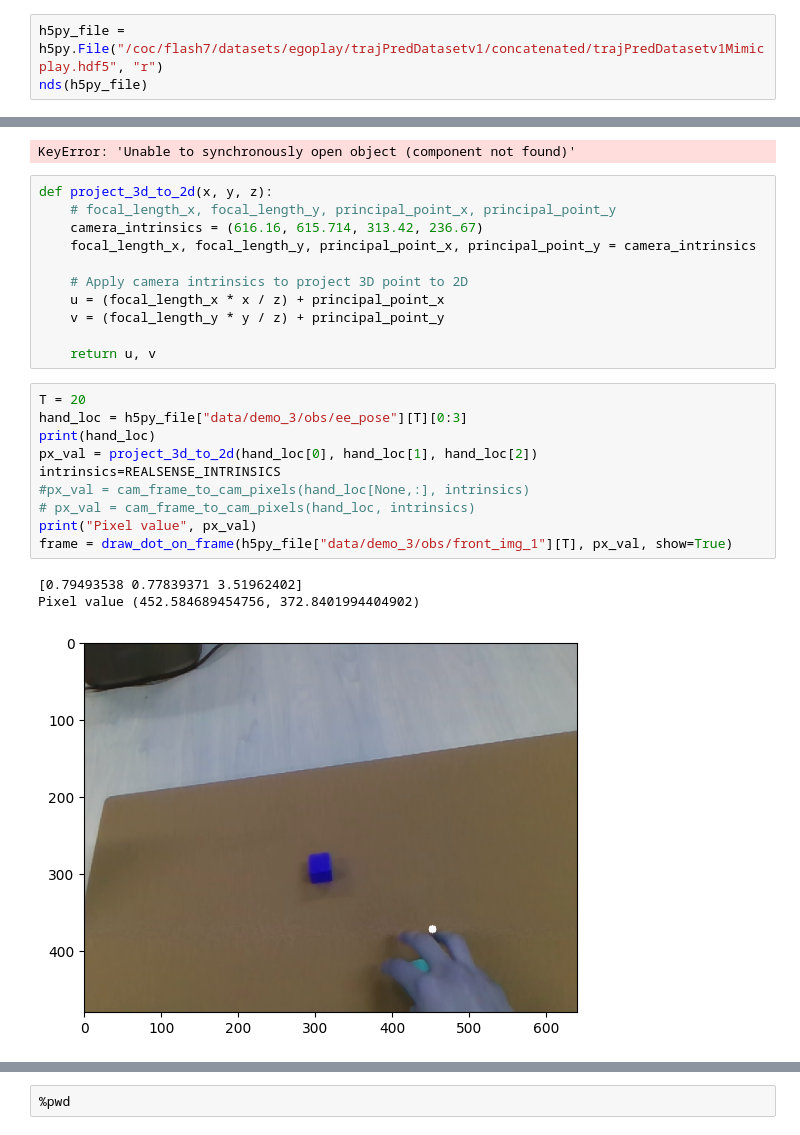
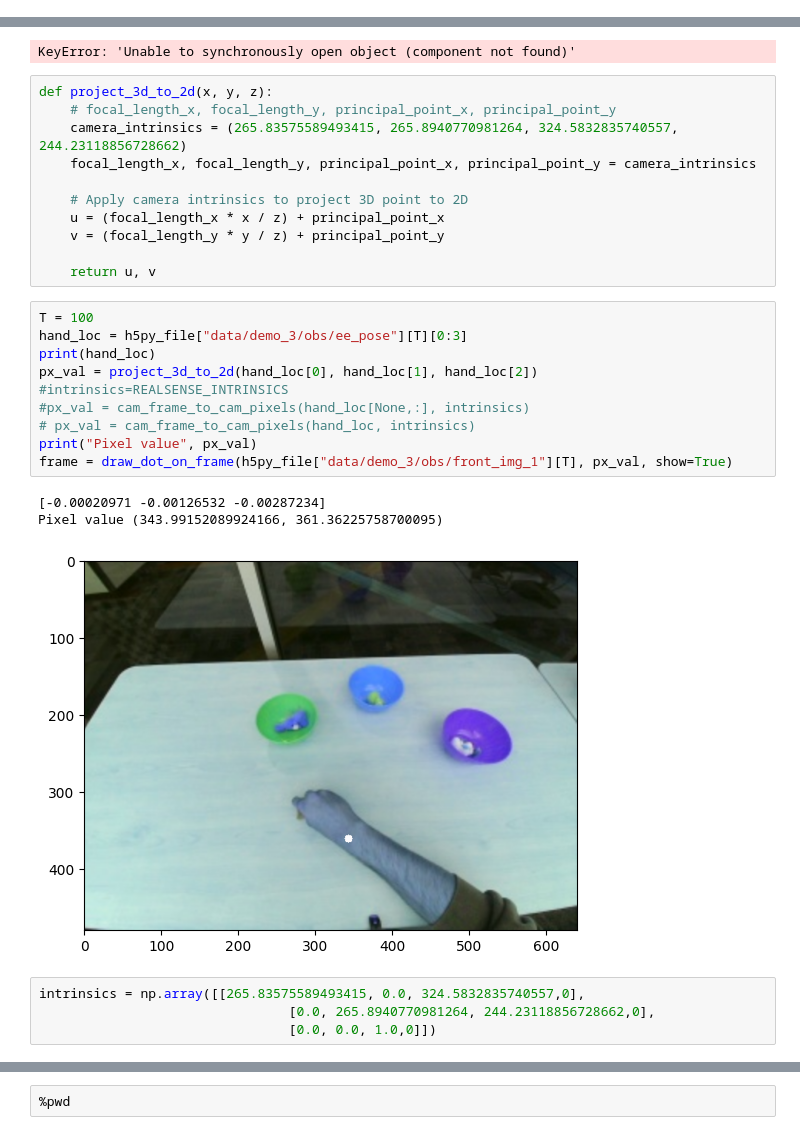
Before and after one commit to swati-gupta-tri-global/EgoMimic, a Jupyter notebook: mimicplay/scripts/aloha_process/VRV1.ipynb, the cells around one changed output, grey strips where cells are left out. Cells and saved outputs as stored; diff of their text form.

```diff
--- a/mimicplay/scripts/aloha_process/VRV1.ipynb
+++ b/mimicplay/scripts/aloha_process/VRV1.ipynb
@@ -51,3 +74,0 @@ mask: dict with keys:  <KeysViewHDF5 ['train', 'valid']>
-# %%
-h5py_file = h5py.File("/coc/flash7/datasets/egoplay/trajPredDatasetv1/concatenated/trajPredDatasetv1Mimicplay.hdf5", "r")
-nds(h5py_file)
@@ -127,7 +146,7 @@ KeyError: 'Unable to synchronously open object (component not found)'
 # %%
 def project_3d_to_2d(x, y, z):
     # focal_length_x, focal_length_y, principal_point_x, principal_point_y
-    camera_intrinsics = (616.16, 615.714, 313.42, 236.67)
+    camera_intrinsics = (265.83575589493415, 265.8940770981264, 324.5832835740557, 244.23118856728662)
     focal_length_x, focal_length_y, principal_point_x, principal_point_y = camera_intrinsics
 
     # Apply camera intrinsics to project 3D point to 2D
@@ -136,18 +155,22 @@ def project_3d_to_2d(x, y, z):
 
     return u, v
 # %%
-T = 20
+T = 100
 hand_loc = h5py_file["data/demo_3/obs/ee_pose"][T][0:3]
 print(hand_loc)
 px_val = project_3d_to_2d(hand_loc[0], hand_loc[1], hand_loc[2])
-intrinsics=REALSENSE_INTRINSICS
+#intrinsics=REALSENSE_INTRINSICS
 #px_val = cam_frame_to_cam_pixels(hand_loc[None,:], intrinsics)
 # px_val = cam_frame_to_cam_pixels(hand_loc, intrinsics)
 print("Pixel value", px_val)
 frame = draw_dot_on_frame(h5py_file["data/demo_3/obs/front_img_1"][T], px_val, show=True)
 # %% [output]
-[0.79493538 0.77839371 3.51962402]
-Pixel value (452.584689454756, 372.8401994404902)
+[-0.00020971 -0.00126532 -0.00287234]
+Pixel value (343.99152089924166, 361.36225758700095)
-[figure, old version]
+[figure, new version]
+# %%
+intrinsics = np.array([[265.83575589493415, 0.0, 324.5832835740557,0],
+                                [0.0, 265.8940770981264, 244.23118856728662,0],
+                                [0.0, 0.0, 1.0,0]])
 # %%
 # Robot frame is x (forward pos), y(left pos), z (up pos)
```
Also changed, not shown: parts of 7 cells of this notebook, 10 other files.
